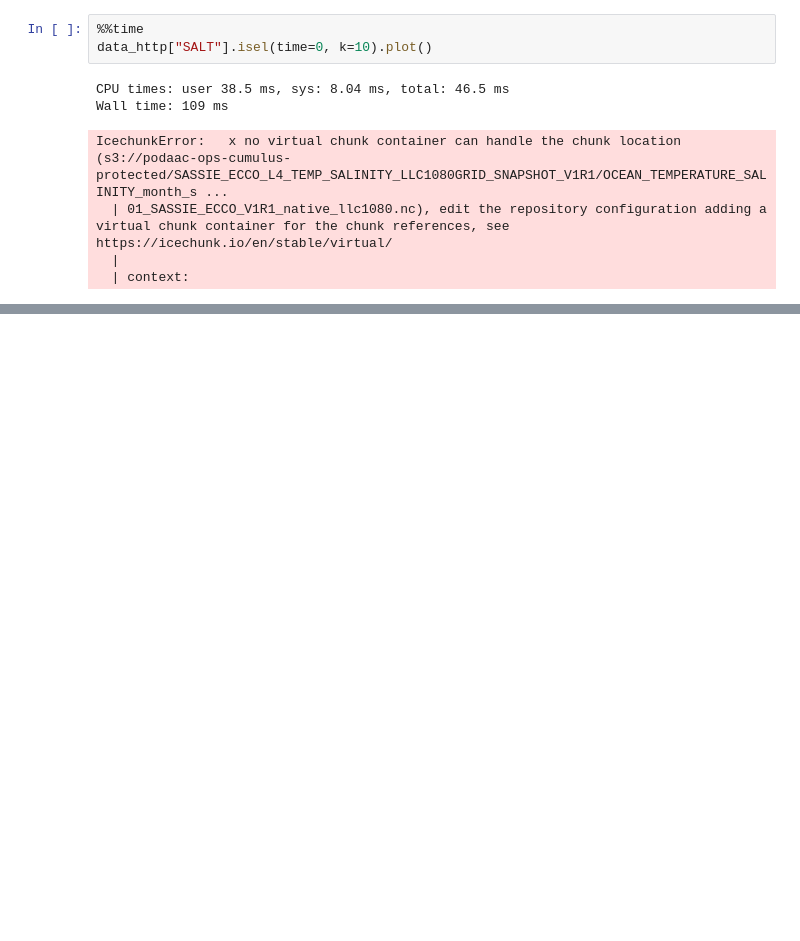
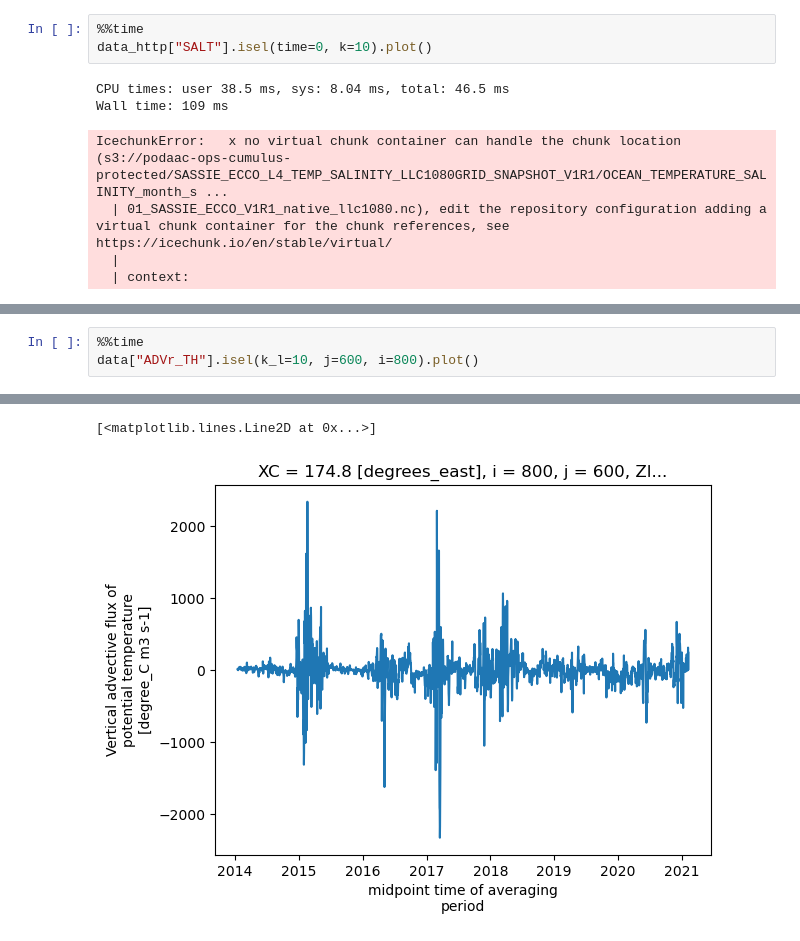
Before and after one commit to DeanHenze/cloud_earthdata, a Jupyter notebook: virtualizarr/basic_tests/sassie_ecco_vz2/vz2_sassie_ecco_par.ipynb, the cells around one changed output, grey strips where cells are left out. Cells and saved outputs as stored; diff of their text form; blank space fills up the shorter version.

```diff
--- a/virtualizarr/basic_tests/sassie_ecco_vz2/vz2_sassie_ecco_par.ipynb
+++ b/virtualizarr/basic_tests/sassie_ecco_vz2/vz2_sassie_ecco_par.ipynb
@@ -876,0 +920,4 @@ IcechunkError:   x no virtual chunk container can handle the chunk location (s3:
+# %%
+%%time
+data["ADVr_TH"].isel(k_l=10, j=600, i=800).plot()
+# %% [output]
@@ -876,0 +926,2 @@ IcechunkError:   x no virtual chunk container can handle the chunk location (s3:
+[<matplotlib.lines.Line2D at 0x...>]
+[figure, added]
```
Also changed, not shown: parts of 22 cells of this notebook.
